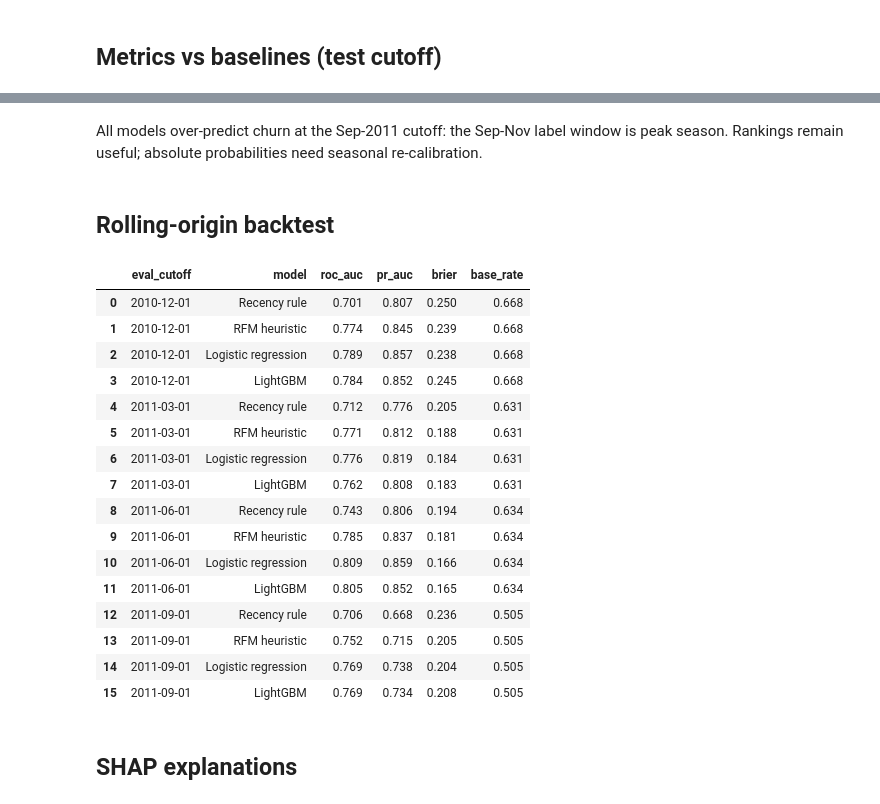
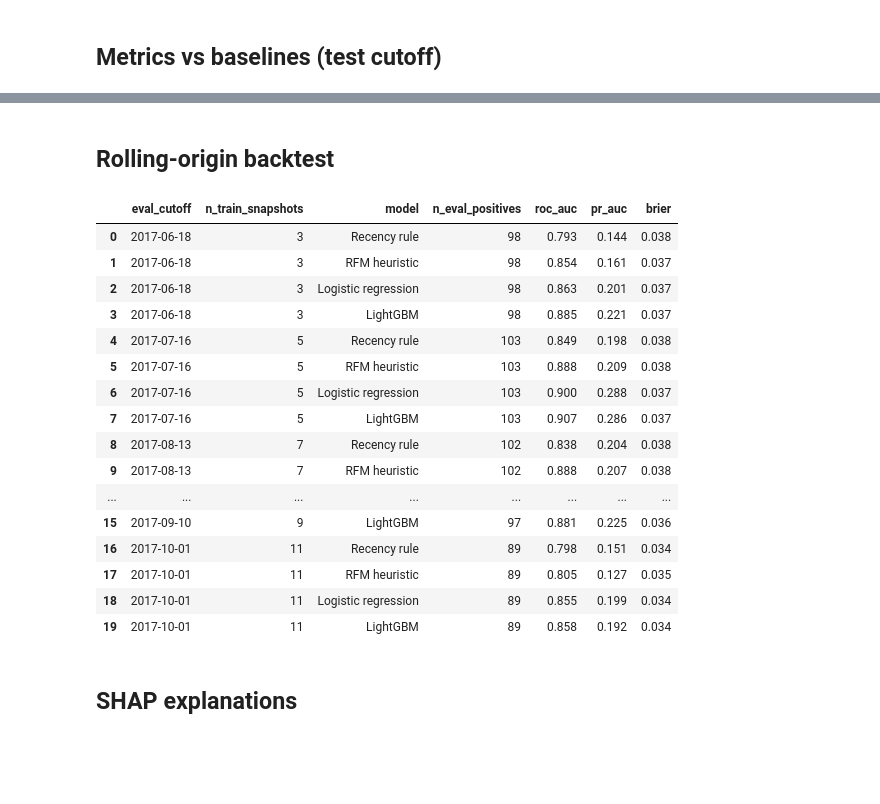
Before and after one commit to Abhi237/customer-churn-clv, a Jupyter notebook: notebooks/02_model_walkthrough.ipynb, the cells around one changed output, grey strips where cells are left out. Drawn from its saved outputs; the diff is of its cells as text; code cells hidden in the pictures; blank space fills up the shorter version.

```diff
--- a/notebooks/02_model_walkthrough.ipynb
+++ b/notebooks/02_model_walkthrough.ipynb
@@ -85,27 +139,25 @@ json.load(open(art + 'train_summary.json'))['calibration_in_the_large_test']
-# %% [markdown]
-All models over-predict churn at the Sep-2011 cutoff: the Sep-Nov label window is peak season. Rankings remain useful; absolute probabilities need seasonal re-calibration.
 # %% [markdown]
 ## Rolling-origin backtest
 # %%
-pd.read_csv(art + 'backtest_metrics.csv')[['eval_cutoff','model','roc_auc','pr_auc','brier','base_rate']].round(3)
+pd.read_csv(art + 'backtest_metrics.csv')[['eval_cutoff','n_train_snapshots','model','n_eval_positives','roc_auc','pr_auc','brier']].round(3)
 # %% [output]
-|  | eval_cutoff | model | roc_auc | pr_auc | brier | base_rate |
-| 0 | 2010-12-01 | Recency rule | 0.701 | 0.807 | 0.250 | 0.668 |
-| 1 | 2010-12-01 | RFM heuristic | 0.774 | 0.845 | 0.239 | 0.668 |
-| 2 | 2010-12-01 | Logistic regression | 0.789 | 0.857 | 0.238 | 0.668 |
-| 3 | 2010-12-01 | LightGBM | 0.784 | 0.852 | 0.245 | 0.668 |
-| 4 | 2011-03-01 | Recency rule | 0.712 | 0.776 | 0.205 | 0.631 |
-| 5 | 2011-03-01 | RFM heuristic | 0.771 | 0.812 | 0.188 | 0.631 |
-| 6 | 2011-03-01 | Logistic regression | 0.776 | 0.819 | 0.184 | 0.631 |
-| 7 | 2011-03-01 | LightGBM | 0.762 | 0.808 | 0.183 | 0.631 |
-| 8 | 2011-06-01 | Recency rule | 0.743 | 0.806 | 0.194 | 0.634 |
-| 9 | 2011-06-01 | RFM heuristic | 0.785 | 0.837 | 0.181 | 0.634 |
-| 10 | 2011-06-01 | Logistic regression | 0.809 | 0.859 | 0.166 | 0.634 |
-| 11 | 2011-06-01 | LightGBM | 0.805 | 0.852 | 0.165 | 0.634 |
-| 12 | 2011-09-01 | Recency rule | 0.706 | 0.668 | 0.236 | 0.505 |
-| 13 | 2011-09-01 | RFM heuristic | 0.752 | 0.715 | 0.205 | 0.505 |
-| 14 | 2011-09-01 | Logistic regression | 0.769 | 0.738 | 0.204 | 0.505 |
-| 15 | 2011-09-01 | LightGBM | 0.769 | 0.734 | 0.208 | 0.505 |
+|  | eval_cutoff | n_train_snapshots | model | n_eval_positives | roc_auc | pr_auc | brier |
+| 0 | 2017-06-18 | 3 | Recency rule | 98 | 0.793 | 0.144 | 0.038 |
+| 1 | 2017-06-18 | 3 | RFM heuristic | 98 | 0.854 | 0.161 | 0.037 |
+| 2 | 2017-06-18 | 3 | Logistic regression | 98 | 0.863 | 0.201 | 0.037 |
+| 3 | 2017-06-18 | 3 | LightGBM | 98 | 0.885 | 0.221 | 0.037 |
+| 4 | 2017-07-16 | 5 | Recency rule | 103 | 0.849 | 0.198 | 0.038 |
+| 5 | 2017-07-16 | 5 | RFM heuristic | 103 | 0.888 | 0.209 | 0.038 |
+| 6 | 2017-07-16 | 5 | Logistic regression | 103 | 0.900 | 0.288 | 0.037 |
+| 7 | 2017-07-16 | 5 | LightGBM | 103 | 0.907 | 0.286 | 0.037 |
+| 8 | 2017-08-13 | 7 | Recency rule | 102 | 0.838 | 0.204 | 0.038 |
+| 9 | 2017-08-13 | 7 | RFM heuristic | 102 | 0.888 | 0.207 | 0.038 |
+| ... | ... | ... | ... | ... | ... | ... | ... |
+| 15 | 2017-09-10 | 9 | LightGBM | 97 | 0.881 | 0.225 | 0.036 |
+| 16 | 2017-10-01 | 11 | Recency rule | 89 | 0.798 | 0.151 | 0.034 |
+| 17 | 2017-10-01 | 11 | RFM heuristic | 89 | 0.805 | 0.127 | 0.035 |
+| 18 | 2017-10-01 | 11 | Logistic regression | 89 | 0.855 | 0.199 | 0.034 |
+| 19 | 2017-10-01 | 11 | LightGBM | 89 | 0.858 | 0.192 | 0.034 |
 # %% [markdown]
 ## SHAP explanations
 # %%
```
Also changed, not shown: parts of 29 cells of this notebook, 18 other files.
